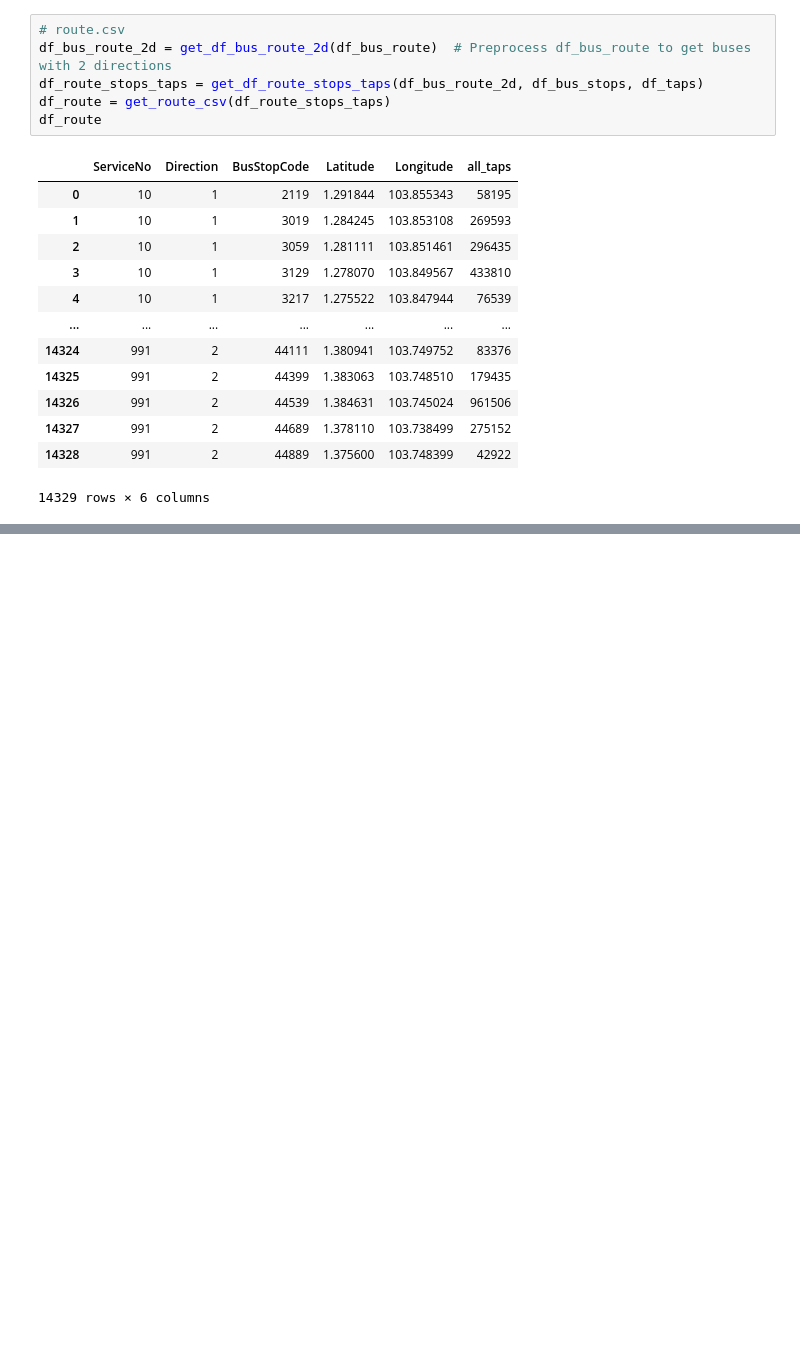
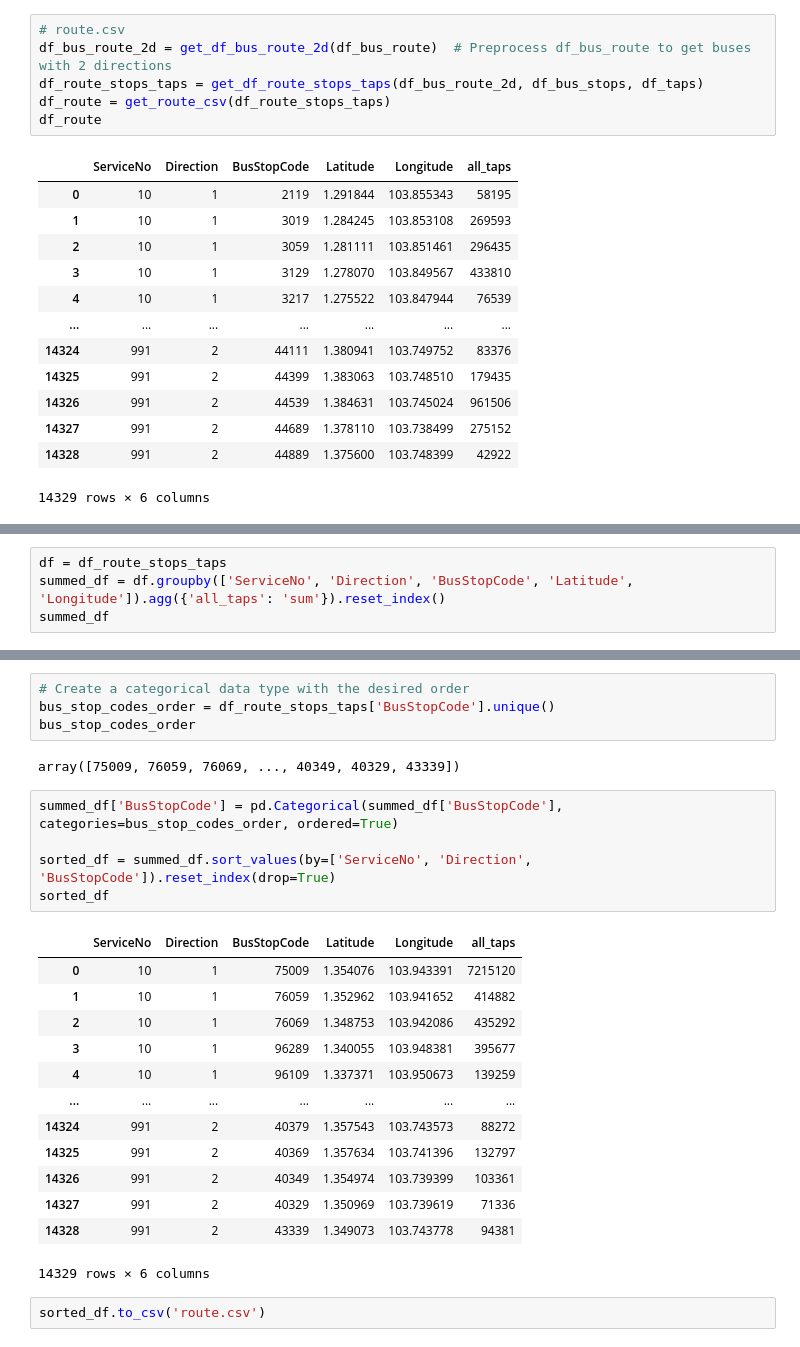
Before and after one commit to KangJingA/CSE6242-project, a Jupyter notebook: data_proc.ipynb, the cells around one changed output, grey strips where cells are left out. Drawn from its saved outputs; the diff is of its cells as text; blank space fills up the shorter version.

```diff
--- a/data_proc.ipynb
+++ b/data_proc.ipynb
@@ -131,0 +204,4 @@ df_route
+# %%
+df = df_route_stops_taps
+summed_df = df.groupby(['ServiceNo', 'Direction', 'BusStopCode', 'Latitude', 'Longitude']).agg({'all_taps': 'sum'}).reset_index()
+summed_df
@@ -131,0 +222,27 @@ df_route
+# %%
+# Create a categorical data type with the desired order
+bus_stop_codes_order = df_route_stops_taps['BusStopCode'].unique()
+bus_stop_codes_order
+# %% [output]
+array([75009, 76059, 76069, ..., 40349, 40329, 43339])
+# %%
+summed_df['BusStopCode'] = pd.Categorical(summed_df['BusStopCode'], categories=bus_stop_codes_order, ordered=True)
+
+sorted_df = summed_df.sort_values(by=['ServiceNo', 'Direction', 'BusStopCode']).reset_index(drop=True)
+sorted_df
+# %% [output]
+|  | ServiceNo | Direction | BusStopCode | Latitude | Longitude | all_taps |
+| 0 | 10 | 1 | 75009 | 1.354076 | 103.943391 | 7215120 |
+| 1 | 10 | 1 | 76059 | 1.352962 | 103.941652 | 414882 |
+| 2 | 10 | 1 | 76069 | 1.348753 | 103.942086 | 435292 |
+| 3 | 10 | 1 | 96289 | 1.340055 | 103.948381 | 395677 |
+| 4 | 10 | 1 | 96109 | 1.337371 | 103.950673 | 139259 |
+| ... | ... | ... | ... | ... | ... | ... |
+| 14324 | 991 | 2 | 40379 | 1.357543 | 103.743573 | 88272 |
+| 14325 | 991 | 2 | 40369 | 1.357634 | 103.741396 | 132797 |
+| 14326 | 991 | 2 | 40349 | 1.354974 | 103.739399 | 103361 |
+| 14327 | 991 | 2 | 40329 | 1.350969 | 103.739619 | 71336 |
+| 14328 | 991 | 2 | 43339 | 1.349073 | 103.743778 | 94381 |
+14329 rows × 6 columns
+# %%
+sorted_df.to_csv('route.csv')
```
Also changed, not shown: parts of 5 cells of this notebook, 4 other files.
